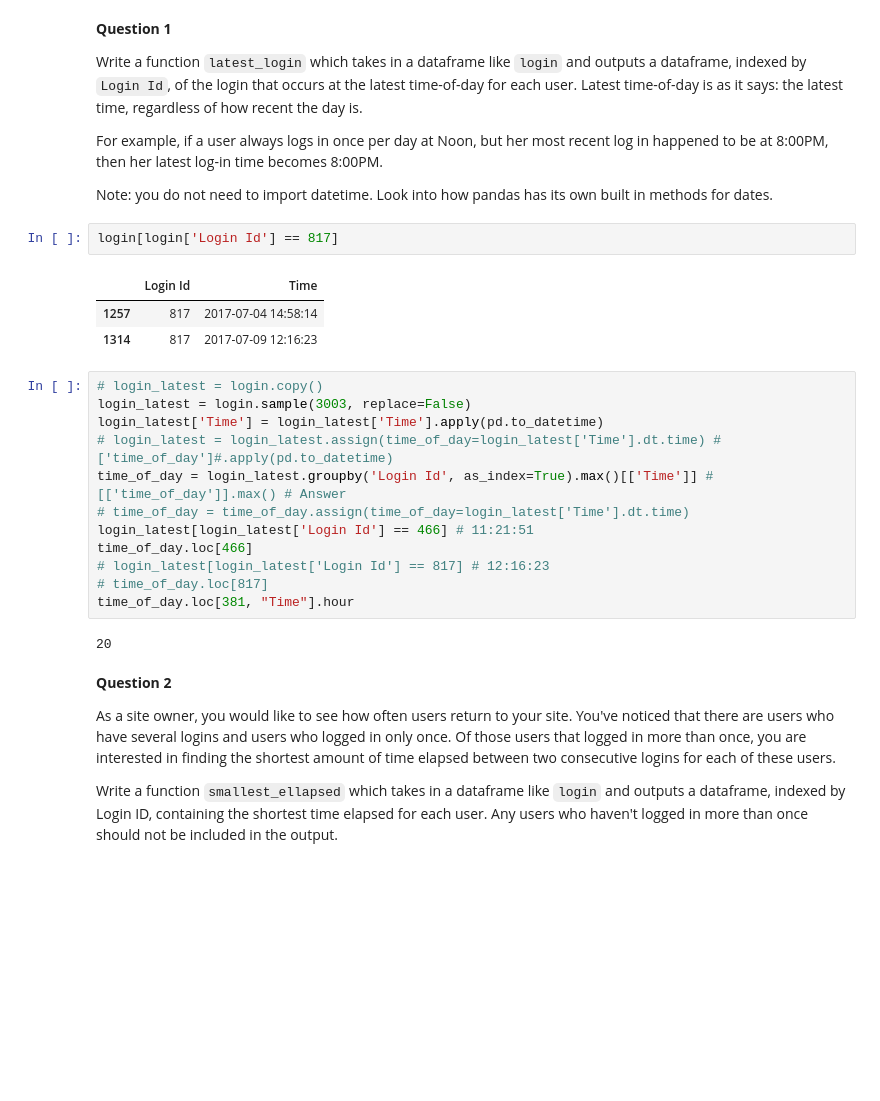
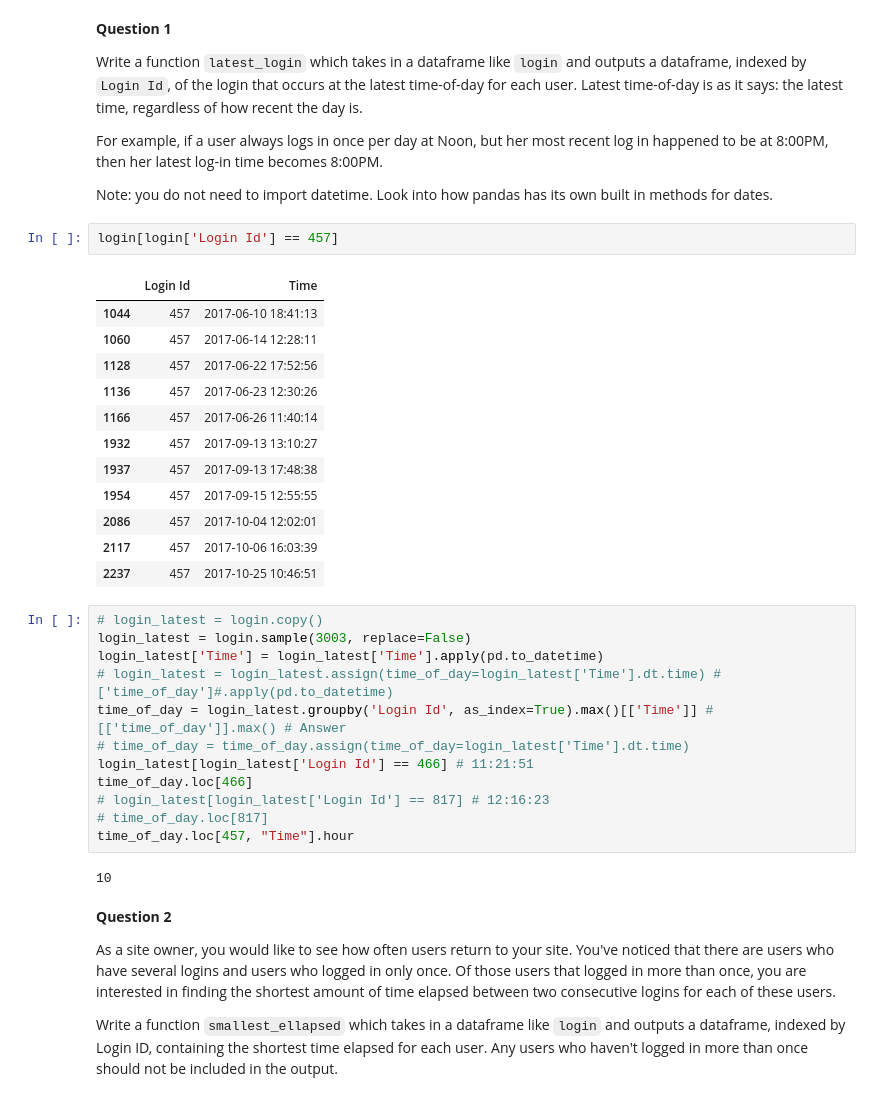
Before and after one commit to AECassAWei/dsc80-wi20, a Jupyter notebook: labs/lab04/lab04.ipynb, the cells around one changed output. Cells and saved outputs as stored; diff of their text form; blank space fills up the shorter version.

```diff
--- a/labs/lab04/lab04.ipynb
+++ b/labs/lab04/lab04.ipynb
@@ -69,11 +69,20 @@ For example, if a user always logs in once per day at Noon, but her most recent
 
 Note: you do not need to import datetime. Look into how pandas has its own built in methods for dates.
 # %%
-login[login['Login Id'] == 817]
+login[login['Login Id'] == 457]
 # %% [output]
 |  | Login Id | Time |
-| 1257 | 817 | 2017-07-04 14:58:14 |
-| 1314 | 817 | 2017-07-09 12:16:23 |
+| 1044 | 457 | 2017-06-10 18:41:13 |
+| 1060 | 457 | 2017-06-14 12:28:11 |
+| 1128 | 457 | 2017-06-22 17:52:56 |
+| 1136 | 457 | 2017-06-23 12:30:26 |
+| 1166 | 457 | 2017-06-26 11:40:14 |
+| 1932 | 457 | 2017-09-13 13:10:27 |
+| 1937 | 457 | 2017-09-13 17:48:38 |
+| 1954 | 457 | 2017-09-15 12:55:55 |
+| 2086 | 457 | 2017-10-04 12:02:01 |
+| 2117 | 457 | 2017-10-06 16:03:39 |
+| 2237 | 457 | 2017-10-25 10:46:51 |
 # %%
 # login_latest = login.copy()
 login_latest = login.sample(3003, replace=False)
@@ -85,9 +94,9 @@ login_latest[login_latest['Login Id'] == 466] # 11:21:51
 time_of_day.loc[466]
 # login_latest[login_latest['Login Id'] == 817] # 12:16:23
 # time_of_day.loc[817]
-time_of_day.loc[381, "Time"].hour
+time_of_day.loc[457, "Time"].hour
 # %% [output]
-20
+10
 # %% [markdown]
 **Question 2**
 
```
Also changed, not shown: 1 other file.
